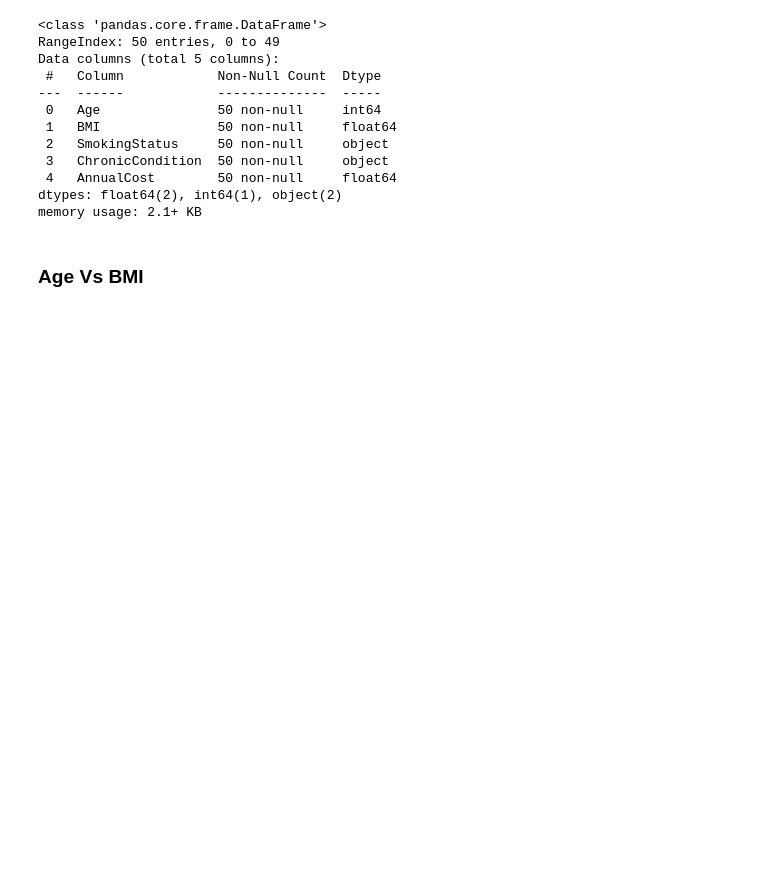
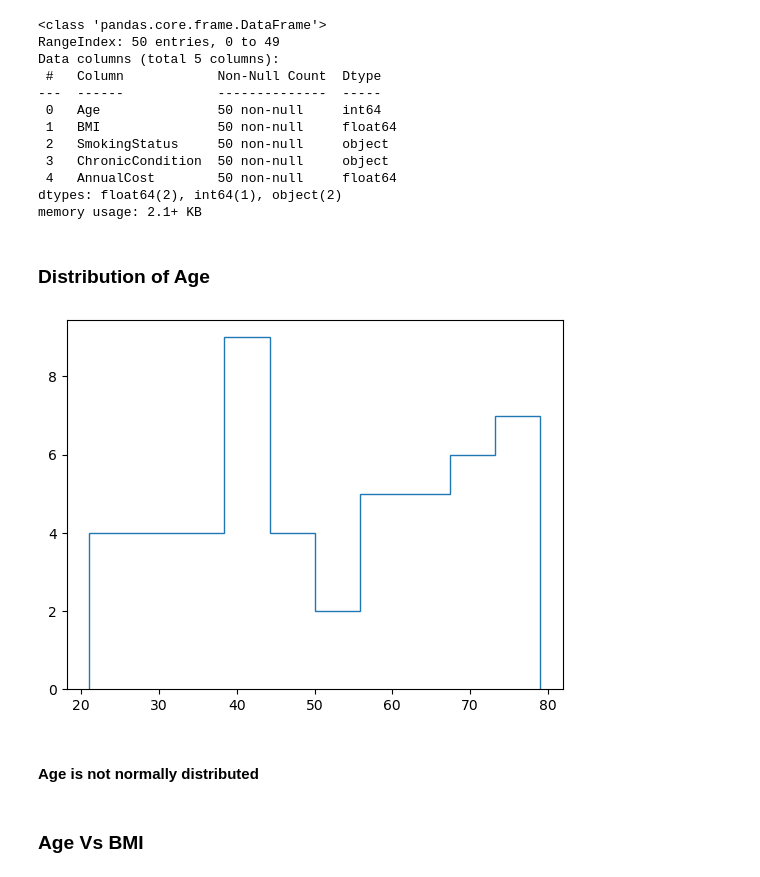
Before and after one commit to sumaaithal/Health_Care_Costs, a Jupyter notebook: notebook.ipynb, the cells around one changed output. Saved outputs shown, nothing was run; the diff lists cells and outputs as text; code cells hidden in the pictures; blank space fills up the shorter version.

```diff
--- a/notebook.ipynb
+++ b/notebook.ipynb
@@ -72,6 +77,15 @@ Data columns (total 5 columns):
  4   AnnualCost        50 non-null     float64
 dtypes: float64(2), int64(1), object(2)
 memory usage: 2.1+ KB
+# %% [markdown]
+### Distribution of Age
+# %%
+plt.hist('Age',data=costs,bins=10, histtype='step')
+plt.show()
+# %% [output]
+[figure, added]
+# %% [markdown]
+#### Age is not normally distributed
 # %% [markdown]
 ### Age Vs BMI
 # %%
```
Also changed, not shown: parts of 54 cells of this notebook.
